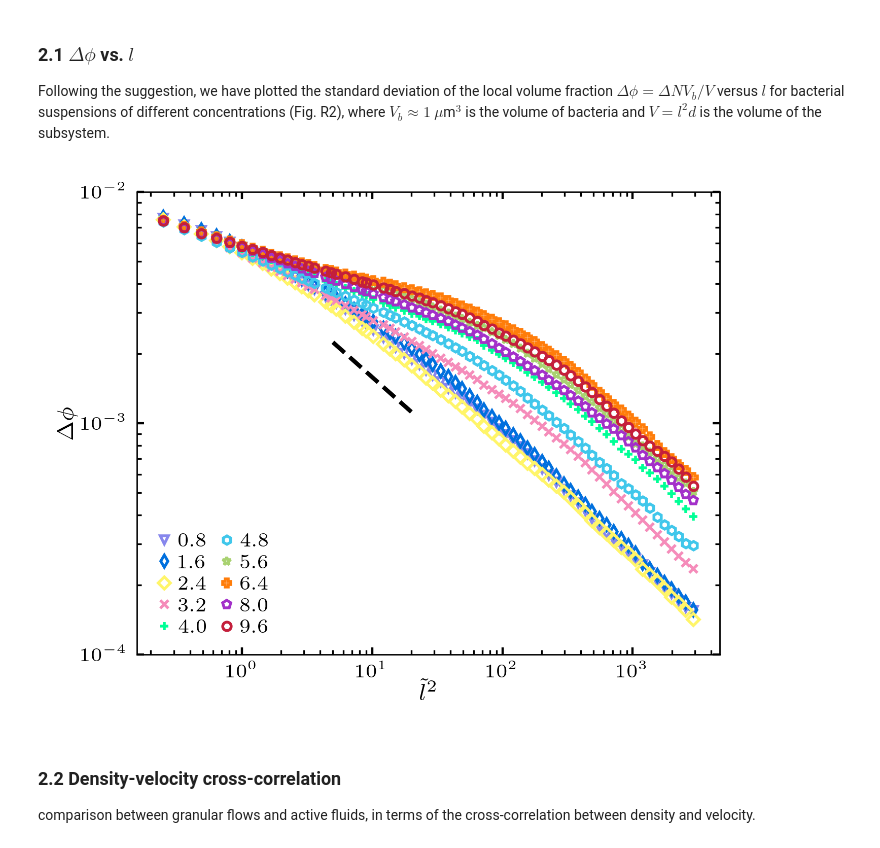
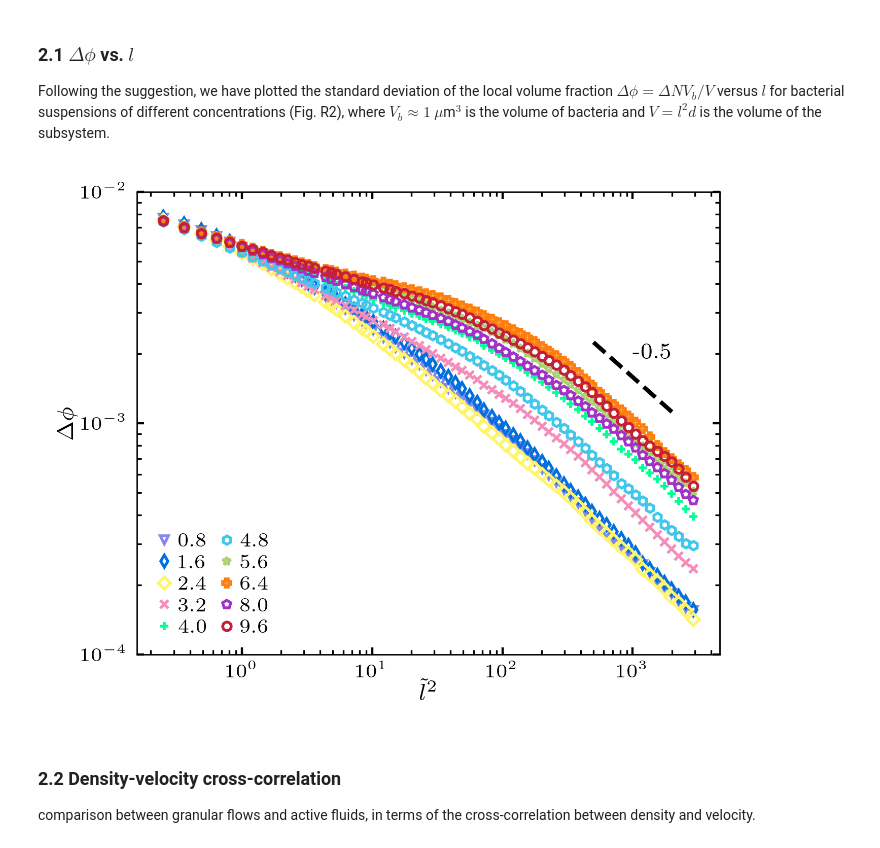
Before and after one commit to ZLoverty/Python, a Jupyter notebook: Correlation/src/Figures-casual.ipynb, the cells around one changed output. Cells and saved outputs as stored; diff of their text form; code cells hidden in the pictures.

```diff
--- a/Correlation/src/Figures-casual.ipynb
+++ b/Correlation/src/Figures-casual.ipynb
@@ -92,36 +96,37 @@ fig, ax = plt.subplots(figsize=(3.5, 2.8))
 #        label='0.0')
 
 for str_c in master:
     if str_c != '85': # don't plot 85 data
         ax.plot(master.index, master[str_c] * vb / (master.index * lb ** 2 * d) ,
                mec=wowcolor(color_dict[str_c]), marker=marker_list[color_dict[str_c]], mfc=(0,0,0,0), mew=1,
                markersize=3, ls='', label='{:.1f}'.format(int(str_c)*n0_to_vf))
 ax.legend(loc='lower left', ncol=2, fontsize=7)
 ax.set_xlabel('$\\tilde{l}$$^2$')
 ax.set_ylabel('$\Delta \phi$')
 # ax.set_yticks([1, 2, 3, 4, 6])
 # ax.set_yticklabels(['1', '2', '3', '4', '6'])
 ax.loglog()
 
 
 # 0.83 and 0.5 slopes
 # x = np.array([1, 8])
 # plt.plot(x, 15*x**0.83, ls='--', color='black')
 # x = np.array([300, 2000])
 # plt.plot(x, 70*x**0.5, ls='--', color='black')
 # x = np.array([0.25, 2800])
 # plt.plot(x, 2*x**0.52, ls='--', color='black', lw=0.5)
 
 # 0.33 slope
-x = np.array([5, 20])
-plt.plot(x, 5e-3*x**-0.5, ls='--', color='black')
+x = np.array([500, 2000])
+ax.plot(x, 5e-2*x**-0.5, ls='--', color='black')
+ax.text(1000, 1.9e-3, '-0.5')
 # ax.set_xticks([1e-1, 1e0, 1e1, 1e2, 1e3, 1e4])
 ax.set_yticks([1e-4, 1e-3, 1e-2])
 # ax.set_yticklabels([5, 10, 20, 30, 40])
 plt.tight_layout()
 fig.savefig('/home/zhengyang/Pictures/dphi-l.pdf')
 # %% [output]
-[figure, old version]
+[figure, new version]
 # %% [markdown]
 ### 2.2 Density-velocity cross-correlation
 
```
Also changed, not shown: parts of 8 cells of this notebook, 1 other file.
